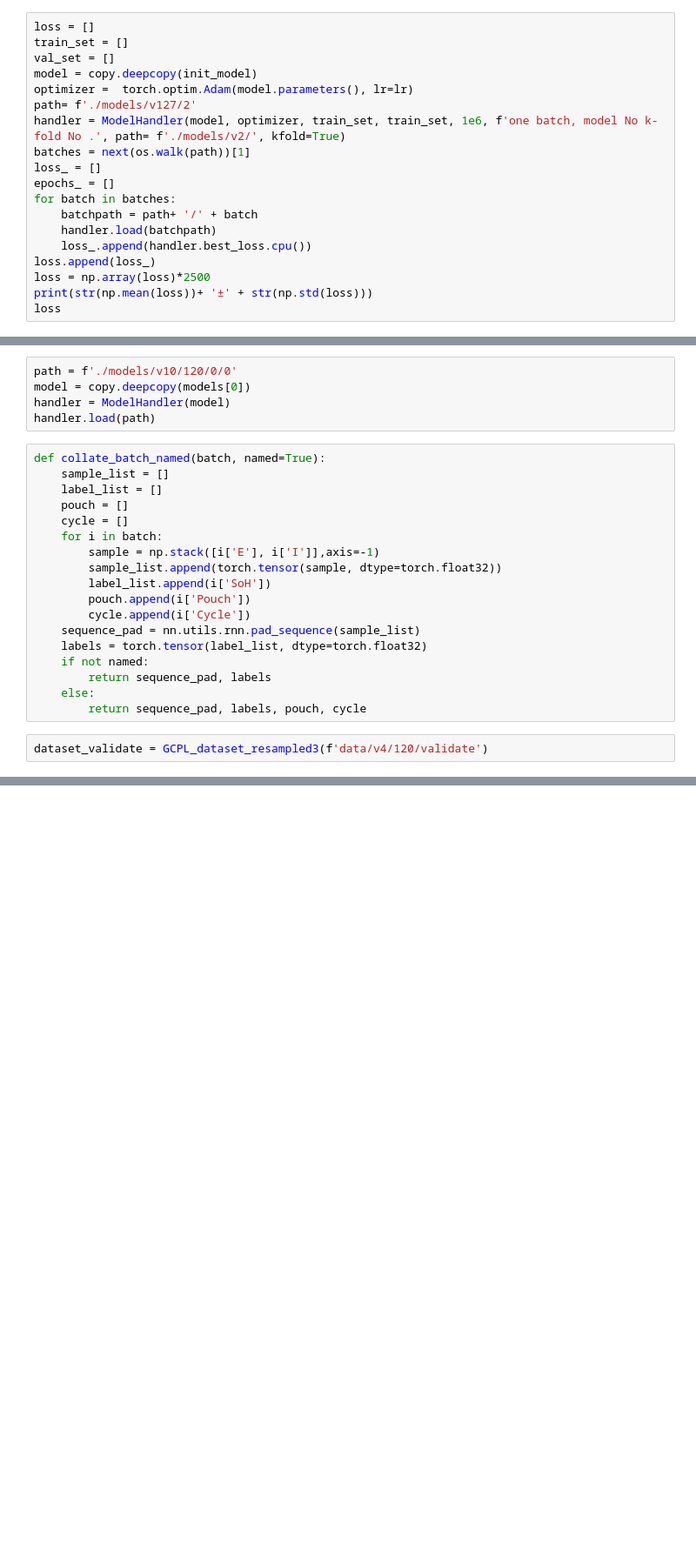
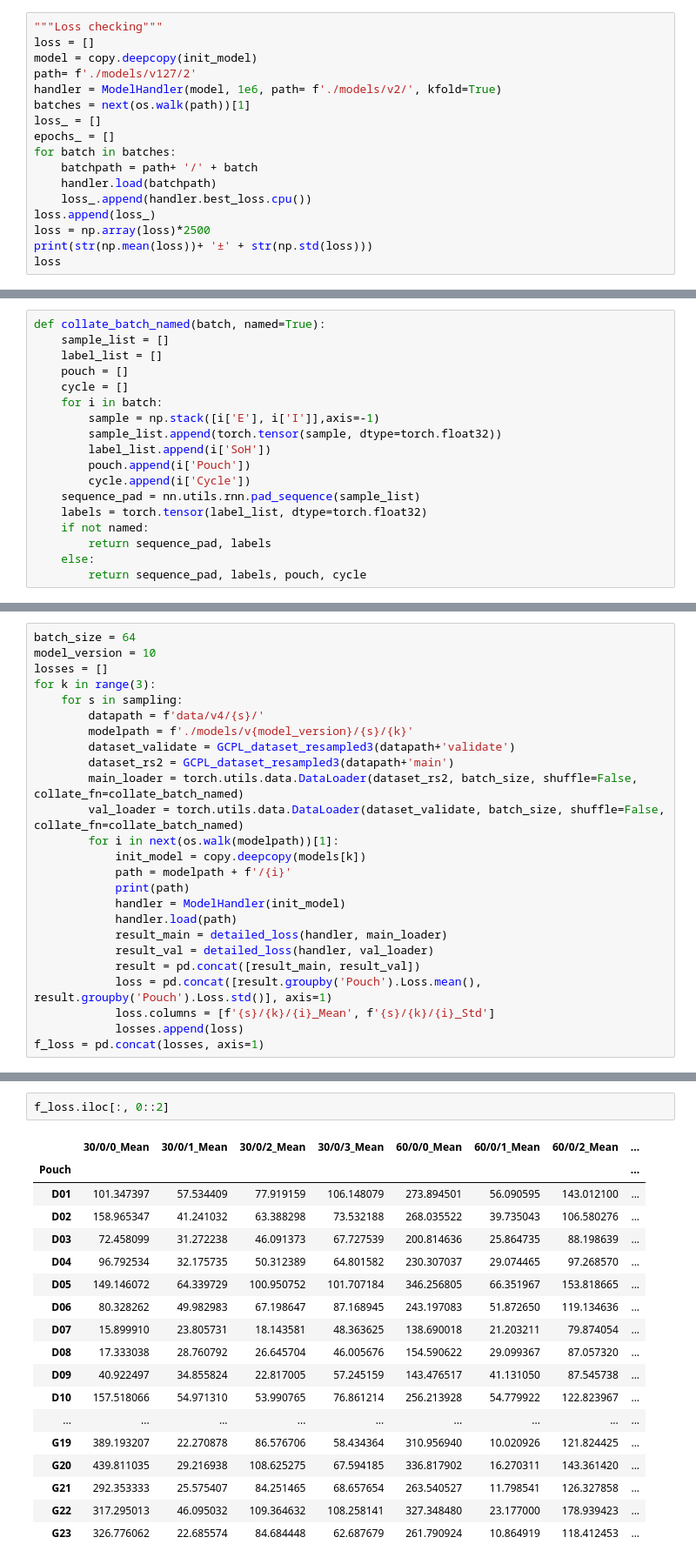
Before and after one commit to kuzmix/GCPL_RNN, a Jupyter notebook: Notebooks/training.ipynb, the cells around one changed output, grey strips where cells are left out. Shown: that part at 87% size. Cells and saved outputs as stored; diff of their text form; blank space fills up the shorter version.

```diff
--- a/Notebooks/training.ipynb
+++ b/Notebooks/training.ipynb
@@ -136,13 +159,11 @@ for m in sampling:
                 loss_val = torch.hstack(loss_val)
                 print(loss_val.mean(), loss_val.std())
 # %%
+"""Loss checking"""
 loss = []
-train_set = []
-val_set = []
 model = copy.deepcopy(init_model)
-optimizer =  torch.optim.Adam(model.parameters(), lr=lr)
 path= f'./models/v127/2'
-handler = ModelHandler(model, optimizer, train_set, train_set, 1e6, f'one batch, model No k-fold No .', path= f'./models/v2/', kfold=True)
+handler = ModelHandler(model, 1e6, path= f'./models/v2/', kfold=True)
 batches = next(os.walk(path))[1]
 loss_ = []
 epochs_ = []
@@ -182,11 +203,6 @@ for root, dirs, files in os.walk(path):
 
     loss[root] = load(root)*2500
 loss
-# %%
-path = f'./models/v10/120/0/0'
-model = copy.deepcopy(models[0])
-handler = ModelHandler(model)
-handler.load(path)
 # %%
 def collate_batch_named(batch, named=True):
     sample_list = []
@@ -205,6 +221,4 @@ def collate_batch_named(batch, named=True):
         return sequence_pad, labels
     else:
         return sequence_pad, labels, pouch, cycle
-# %%
-dataset_validate = GCPL_dataset_resampled3(f'data/v4/120/validate')
 # %%
@@ -233,0 +248,25 @@ with torch.no_grad():
+# %%
+batch_size = 64
+model_version = 10
+losses = []
+for k in range(3):
+    for s in sampling:
+        datapath = f'data/v4/{s}/'
+        modelpath = f'./models/v{model_version}/{s}/{k}'
+        dataset_validate = GCPL_dataset_resampled3(datapath+'validate')
+        dataset_rs2 = GCPL_dataset_resampled3(datapath+'main')
+        main_loader = torch.utils.data.DataLoader(dataset_rs2, batch_size, shuffle=False, collate_fn=collate_batch_named)
+        val_loader = torch.utils.data.DataLoader(dataset_validate, batch_size, shuffle=False, collate_fn=collate_batch_named)
+        for i in next(os.walk(modelpath))[1]:
+            init_model = copy.deepcopy(models[k])
+            path = modelpath + f'/{i}'
+            print(path)
+            handler = ModelHandler(init_model)
+            handler.load(path)
+            result_main = detailed_loss(handler, main_loader)
+            result_val = detailed_loss(handler, val_loader)
+            result = pd.concat([result_main, result_val])
+            loss = pd.concat([result.groupby('Pouch').Loss.mean(), result.groupby('Pouch').Loss.std()], axis=1)
+            loss.columns = [f'{s}/{k}/{i}_Mean', f'{s}/{k}/{i}_Std']
+            losses.append(loss)
+f_loss = pd.concat(losses, axis=1)
@@ -233,0 +291,21 @@ with torch.no_grad():
+# %%
+f_loss.iloc[:, 0::2]
+# %% [output]
+|  | 30/0/0_Mean | 30/0/1_Mean | 30/0/2_Mean | 30/0/3_Mean | 60/0/0_Mean | 60/0/1_Mean | 60/0/2_Mean | ... |
+| Pouch |  |  |  |  |  |  |  | ... |
+| D01 | 101.347397 | 57.534409 | 77.919159 | 106.148079 | 273.894501 | 56.090595 | 143.012100 | ... |
+| D02 | 158.965347 | 41.241032 | 63.388298 | 73.532188 | 268.035522 | 39.735043 | 106.580276 | ... |
+| D03 | 72.458099 | 31.272238 | 46.091373 | 67.727539 | 200.814636 | 25.864735 | 88.198639 | ... |
+| D04 | 96.792534 | 32.175735 | 50.312389 | 64.801582 | 230.307037 | 29.074465 | 97.268570 | ... |
+| D05 | 149.146072 | 64.339729 | 100.950752 | 101.707184 | 346.256805 | 66.351967 | 153.818665 | ... |
+| D06 | 80.328262 | 49.982983 | 67.198647 | 87.168945 | 243.197083 | 51.872650 | 119.134636 | ... |
+| D07 | 15.899910 | 23.805731 | 18.143581 | 48.363625 | 138.690018 | 21.203211 | 79.874054 | ... |
+| D08 | 17.333038 | 28.760792 | 26.645704 | 46.005676 | 154.590622 | 29.099367 | 87.057320 | ... |
+| D09 | 40.922497 | 34.855824 | 22.817005 | 57.245159 | 143.476517 | 41.131050 | 87.545738 | ... |
+| D10 | 157.518066 | 54.971310 | 53.990765 | 76.861214 | 256.213928 | 54.779922 | 122.823967 | ... |
+| ... | ... | ... | ... | ... | ... | ... | ... | ... |
+| G19 | 389.193207 | 22.270878 | 86.576706 | 58.434364 | 310.956940 | 10.020926 | 121.824425 | ... |
+| G20 | 439.811035 | 29.216938 | 108.625275 | 67.594185 | 336.817902 | 16.270311 | 143.361420 | ... |
+| G21 | 292.353333 | 25.575407 | 84.251465 | 68.657654 | 263.540527 | 11.798541 | 126.327858 | ... |
+| G22 | 317.295013 | 46.095032 | 109.364632 | 108.258141 | 327.348480 | 23.177000 | 178.939423 | ... |
+| G23 | 326.776062 | 22.685574 | 84.684448 | 62.687679 | 261.790924 | 10.864919 | 118.412453 | ... |
```
Also changed, not shown: parts of 16 cells of this notebook.
